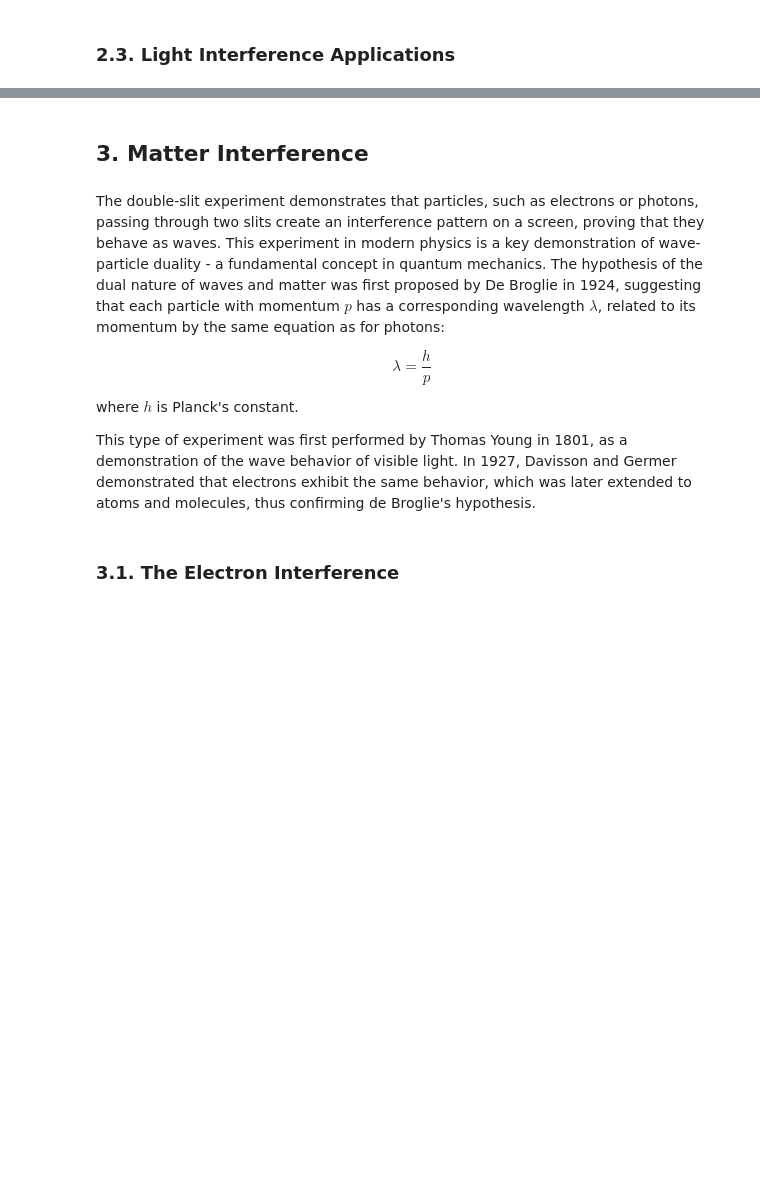
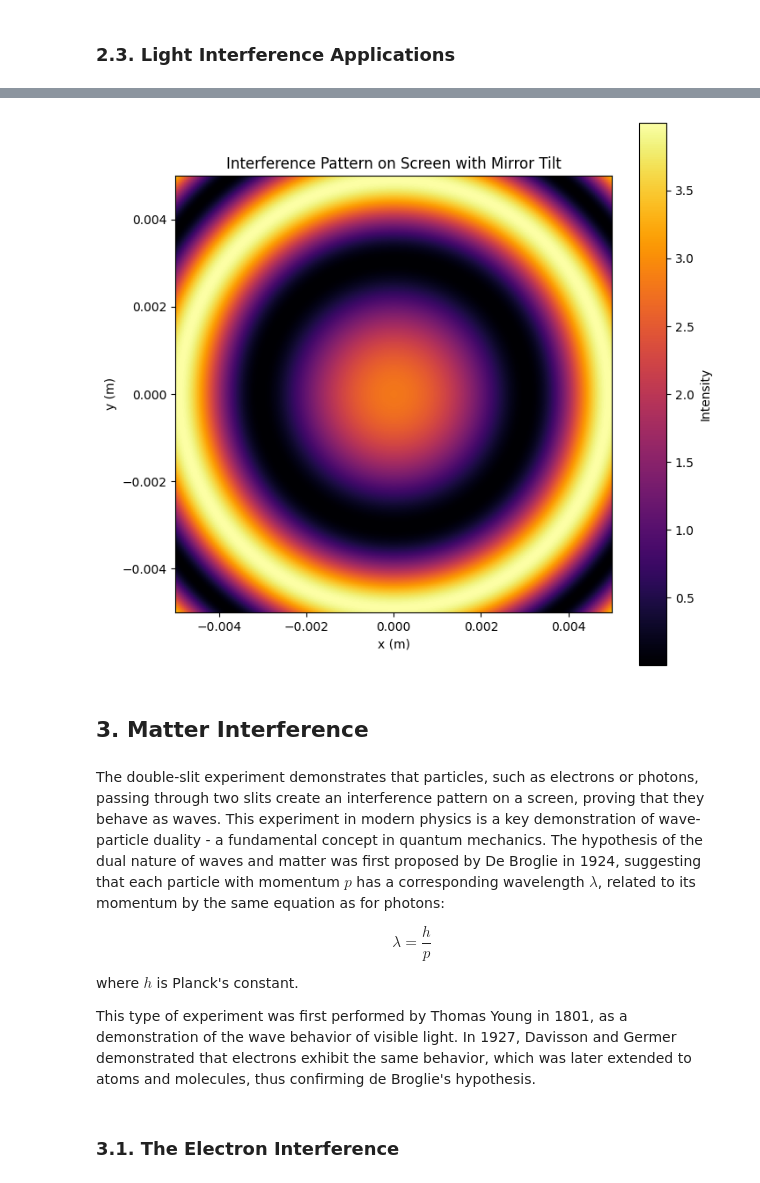
Before and after one commit to MariyaSV78/notebook_Interference, a Jupyter notebook: Interference.ipynb, the cells around one changed output, grey strips where cells are left out. Saved outputs shown, nothing was run; the diff lists cells and outputs as text; code cells hidden in the pictures; blank space fills up the shorter version.

```diff
--- a/Interference.ipynb
+++ b/Interference.ipynb
@@ -510,9 +579,51 @@ The Michelson interferometer scheme is widly used, for example:
+# %%
+import numpy as np
+import matplotlib.pyplot as plt
+
+# Define constants and parameters
+Ia = 1                 # Maximum intensity, arbitrary scale
+wavelength = 500e-9    # Wavelength in meters (500 nm, example for visible light)
+L1 = 2.0  # Optical path lengths in meters
+L2 = 2.02
+L = 1
+d = 0 * mm
+n1, n2 = 1.0, 1.0      # Refractive indices for each path
+theta = 0  # Mirror tilt angle in radians (small angle)
+screen_size_x = 1 * cm   # Screen width in meters
+screen_size_y = 1 * cm   # Screen height in meters
+resolution = 200       # Number of points along each axis
+
+# Create the screen grid
+x = np.linspace(-screen_size_x/2, screen_size_x/2, resolution)
+y = np.linspace(-screen_size_y/2, screen_size_y/2, resolution)
+X, Y = np.meshgrid(x, y)
+r = np.sqrt(X**2 + Y**2)
+# Calculate phase shift due to the mirror tilt across the screen
+# Phase shift ∝ x * sin(theta), approximated by x * theta for small angles
+phase_shift = (2 * np.pi / wavelength) * X * theta
+
+
+phase_shift_r = 4 * np.pi / wavelength * (-L1 * n1 + L2 * n2) * np.cos (L/np.sqrt(L**2 + r**2))
+
+# Calculate the intensity I at each point (X, Y)
+I = 2 * Ia * (1 + np.cos(phase_shift + phase_shift_r))
+
+# Plot the intensity pattern
+plt.figure(figsize=(8, 8))
+plt.imshow(I, extent=(-screen_size_x/2, screen_size_x/2, -screen_size_y/2, screen_size_y/2), cmap='inferno')
+plt.colorbar(label="Intensity")
+plt.xlabel("x (m)")
+plt.ylabel("y (m)")
+plt.title("Interference Pattern on Screen with Mirror Tilt")
+plt.show()
+# %% [output]
+[figure, added]
 # %% [markdown]
 ## 3. Matter Interference
 # %% [markdown]
 The double-slit experiment demonstrates that particles, such as electrons or photons, passing through two slits create an interference pattern on a screen, proving that they behave as waves. This experiment in modern physics is a key demonstration of wave-particle duality - a fundamental concept in quantum mechanics. The hypothesis of the dual nature of waves and matter was first proposed by De Broglie in 1924, suggesting that each particle with momentum $p$ has a corresponding wavelength $\lambda$, related to its momentum by the same equation as for photons:
 
-$$\lambda = \frac{h}{p}$$
+$$\lambda = \frac{h}{p}\tag{8}$$
 
 where $h$ is Planck's constant.
 
```
Also changed, not shown: parts of 21 cells of this notebook, 6 other files.
